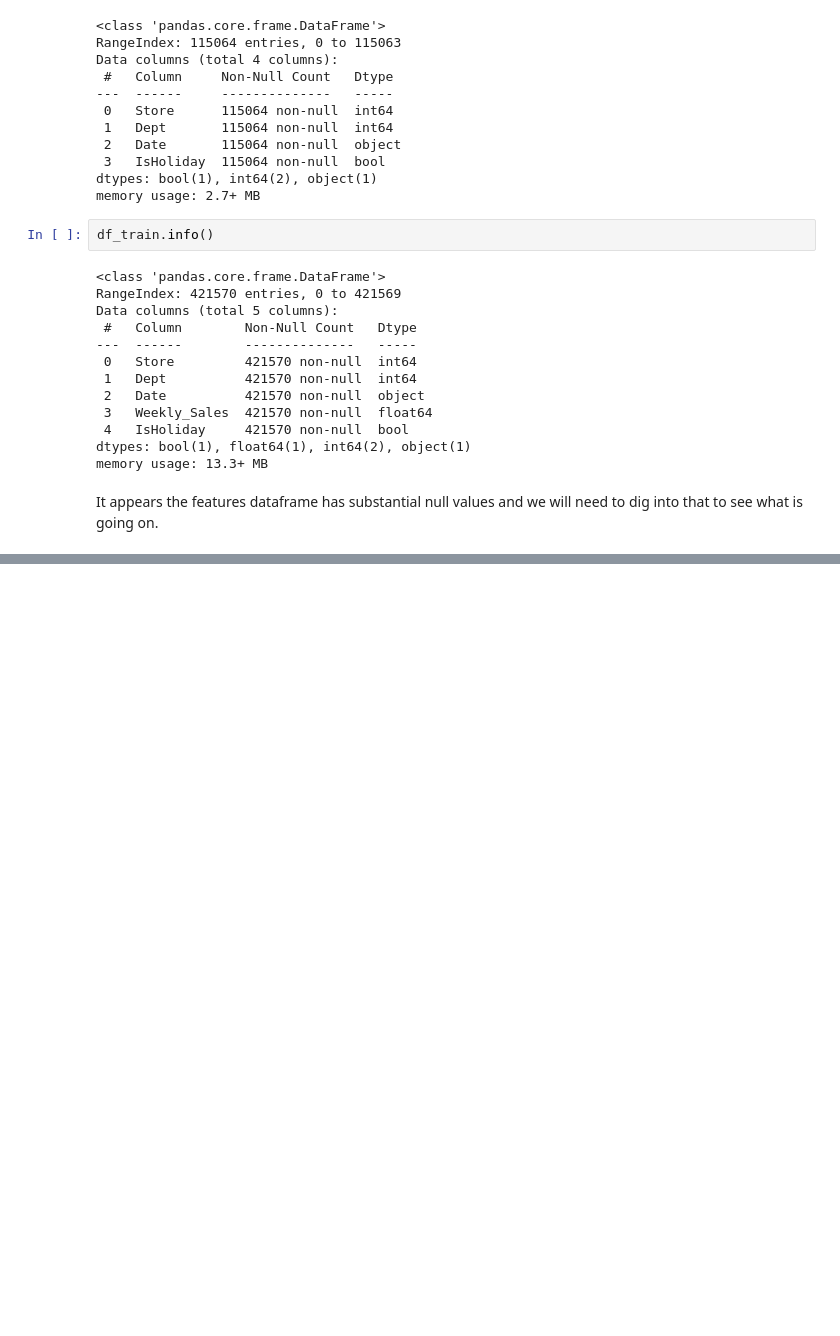
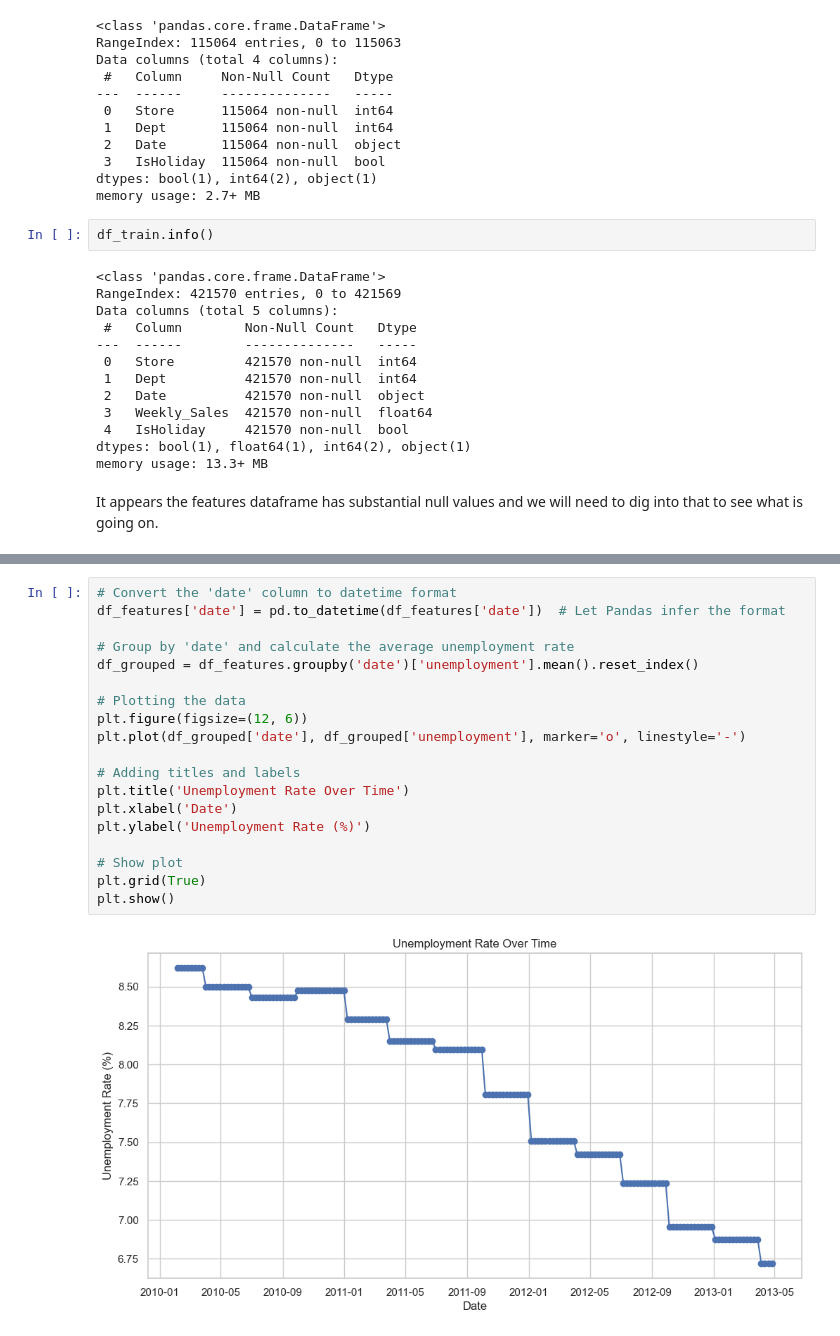
Before and after one commit to chrisheimbuch/Walmart_Reporting_Sales_Forecasting, a Jupyter notebook: source/sales_eda.ipynb, the cells around one changed output, grey strips where cells are left out. Saved outputs shown, nothing was run; the diff lists cells and outputs as text; blank space fills up the shorter version.

```diff
--- a/source/sales_eda.ipynb
+++ b/source/sales_eda.ipynb
@@ -129,0 +194,21 @@ It appears the features dataframe has substantial null values and we will need t
+# %%
+# Convert the 'date' column to datetime format
+df_features['date'] = pd.to_datetime(df_features['date'])  # Let Pandas infer the format
+
+# Group by 'date' and calculate the average unemployment rate
+df_grouped = df_features.groupby('date')['unemployment'].mean().reset_index()
+
+# Plotting the data
+plt.figure(figsize=(12, 6))
+plt.plot(df_grouped['date'], df_grouped['unemployment'], marker='o', linestyle='-')
+
+# Adding titles and labels
+plt.title('Unemployment Rate Over Time')
+plt.xlabel('Date')
+plt.ylabel('Unemployment Rate (%)')
+
+# Show plot
+plt.grid(True)
+plt.show()
+# %% [output]
+[figure, added]
```
Also changed, not shown: parts of 38 cells of this notebook.
